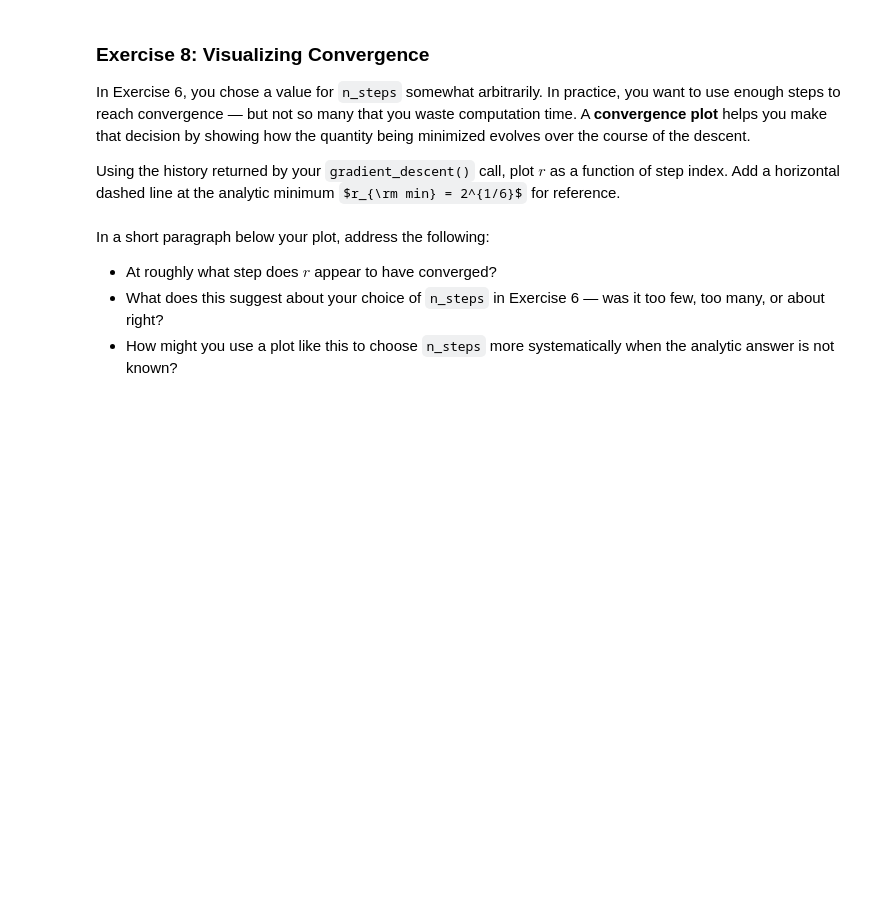
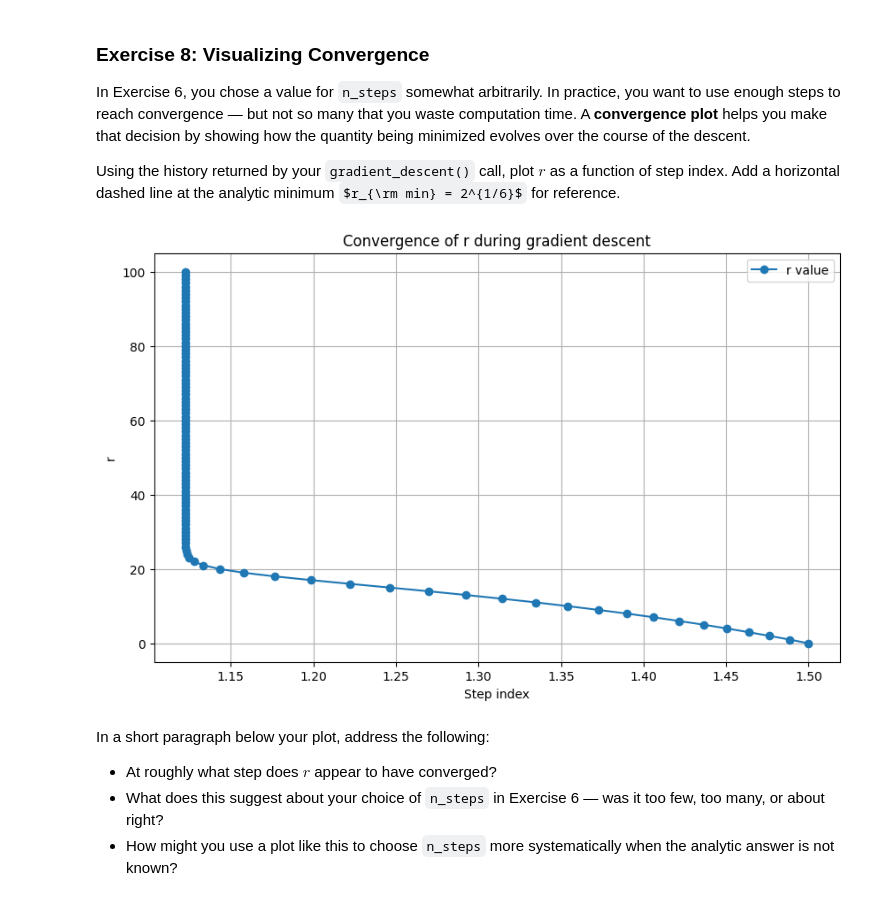
Before and after one commit to tylerrom/numerical-methods, a Jupyter notebook: assignments/week_08/integration_gradients.ipynb, the cells around one changed output. Saved outputs shown, nothing was run; the diff lists cells and outputs as text; code cells hidden in the pictures; some formulas as TeX source; blank space fills up the shorter version.

```diff
--- a/assignments/week_08/integration_gradients.ipynb
+++ b/assignments/week_08/integration_gradients.ipynb
@@ -275,9 +273,8 @@ def V(r):
     """Lennard-Jones potential with epsilon=1, sigma=1"""
     return 4 * ((1/r)**12 - (1/r)**6)
 
-def dVdr(r):
-    """Derivative of Lennard-Jones potential"""
-    return 24 / r**7 * (2 / r**6 - 1)
+def v_grad(r):
+    return -12 * r**(-13) + 6 * r**(-7)
 # %%
 # Run gradient descent starting from r=1.5 with learning rate 0.01 for 100 steps
-r_min_numerical, history = gradient_descent(dVdr, x0=1.5, learning_rate=0.01, n_steps=100)
+r_min_numerical, history = gradient_descent(v_grad, x0=1.5, learning_rate=0.01, n_steps=100)
@@ -391,3 +391,14 @@ Using the history returned by your `gradient_descent()` call, plot $r$ as a func
+# %%
+plt.figure(figsize=(10, 6))
+plt.plot(history_arr, range(len(history_arr)), marker='o', linestyle='-', label='r value')
+plt.xlabel('Step index')
+plt.ylabel('r')
+plt.title('Convergence of r during gradient descent')
+plt.legend()
+plt.grid(True)
+plt.show()
+# %% [output]
+[figure, added]
 # %% [markdown]
 In a short paragraph below your plot, address the following:
 - At roughly what step does $r$ appear to have converged?
```
Also changed, not shown: parts of 5 cells of this notebook.
